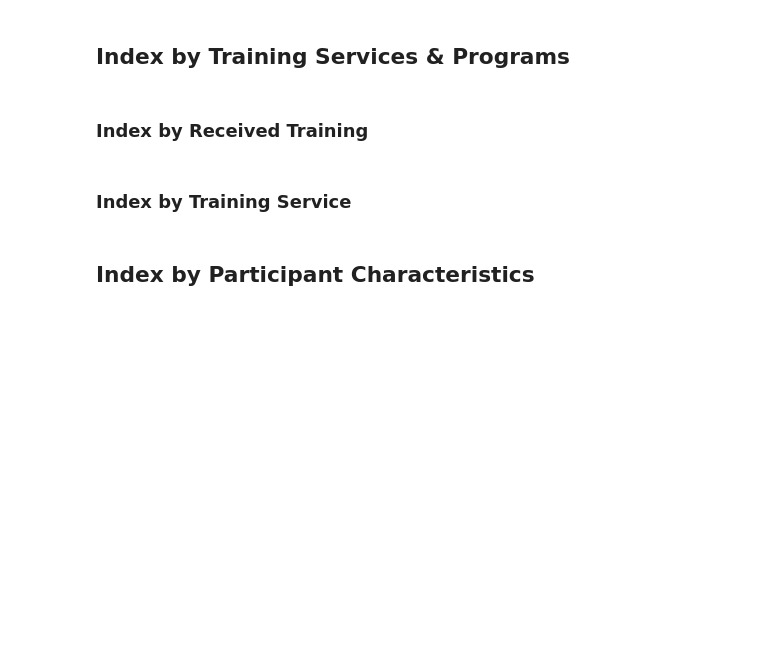
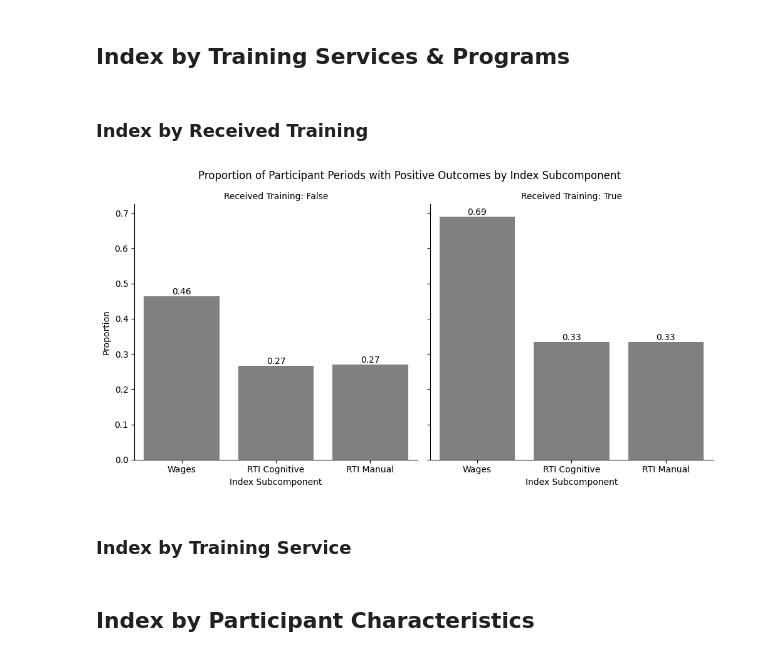
Before and after one commit to jcanedy/retrainability-index, a Jupyter notebook: notebooks/analyze_index_data.ipynb, the cells around one changed output. Cells and saved outputs as stored; diff of their text form; code cells hidden in the pictures; blank space fills up the shorter version.

```diff
--- a/notebooks/analyze_index_data.ipynb
+++ b/notebooks/analyze_index_data.ipynb
@@ -166,13 +172,5 @@ shape: (1, 3)
 # %% [markdown]
 ## Index by Training Services & Programs
-# %%
-# Compute the total number of participation periods
-
-df_index_count_total = (
-    lf_total_count_by_state
-    .select("count_total").sum()
-    .collect(engine="streaming")
-)
 # %% [markdown]
 ### Index by Received Training
 # %%
@@ -239,6 +237,35 @@ df_index_by_received_training = (
 df_index_by_received_training, df_profile = df_index_by_received_training.profile(engine="streaming")
 # %%
 df_index_by_received_training.write_json("../../retrainability-index-website/src/data/index_by_received_training.json")
+# %%
+df_plot = (
+    df_index_by_received_training
+    .rename({"wages_mean_increase_rate": "Wages", "r_cog_subsector_decreased_rate": "RTI Cognitive", "r_man_subsector_decreased_rate": "RTI Manual"})
+    .unpivot(on=["Wages", "RTI Cognitive", "RTI Manual"], index="received_training")
+)
+# %%
+g = sns.catplot(
+    data=df_plot,
+    x="variable",
+    y="value",
+    col="received_training",
+    kind="bar",
+    color="gray"
+)
+
+for ax in g.axes.flat:
+    for container in ax.containers:
+        ax.bar_label(container, fmt="%.2f")
+
+
+g.set_titles("Received Training: {col_name}")
+g.set(xlabel="Index Subcomponent")
+g.set(ylabel="Proportion")
+g.figure.suptitle("Proportion of Participant Periods with Positive Outcomes by Index Subcomponent", y=1.04)
+
+g.figure.show()
+# %% [output]
+[figure, added]
 # %% [markdown]
 ### Index by Training Service
 # %%
```
Also changed, not shown: parts of 82 cells of this notebook, 6 other files.
